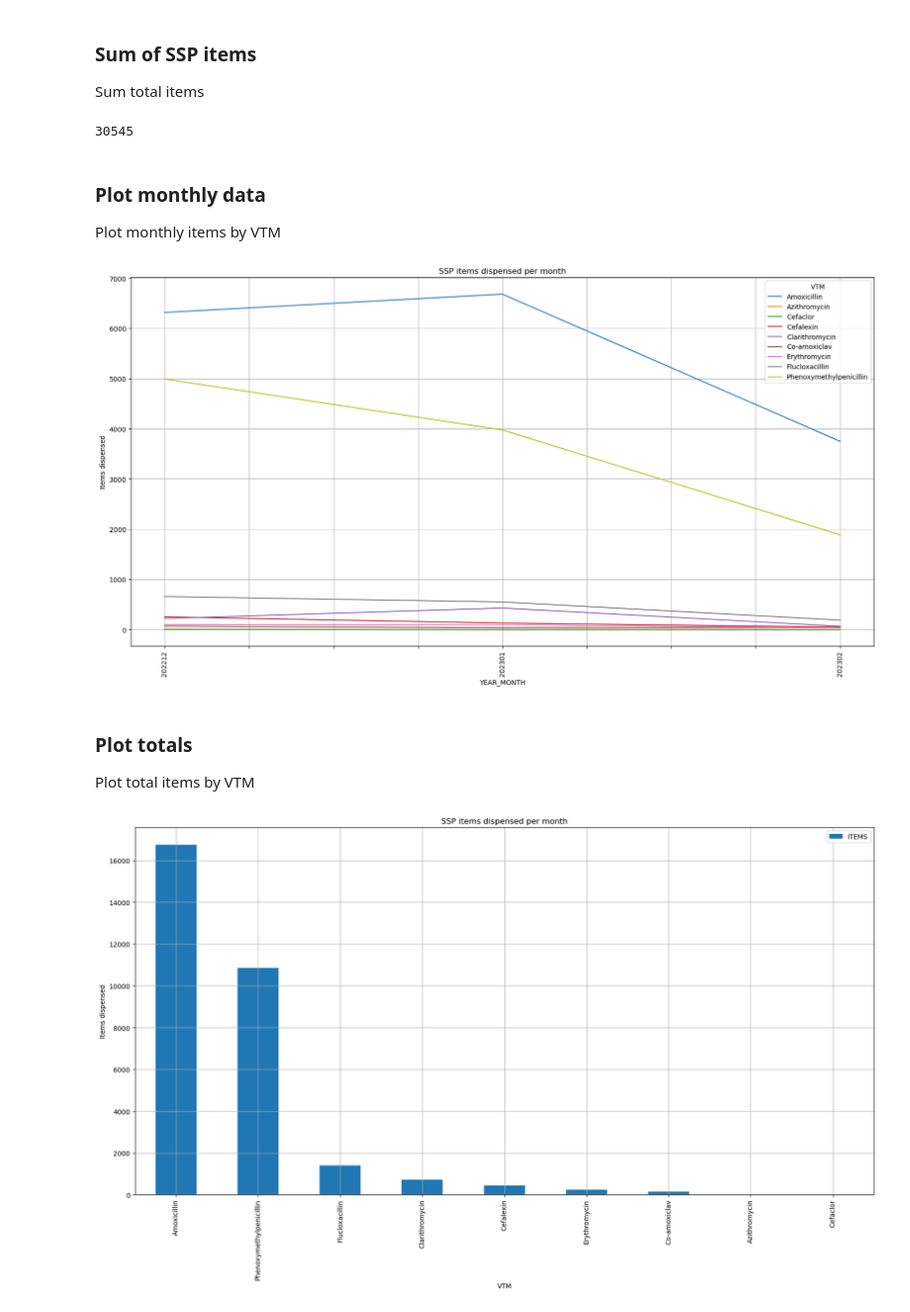
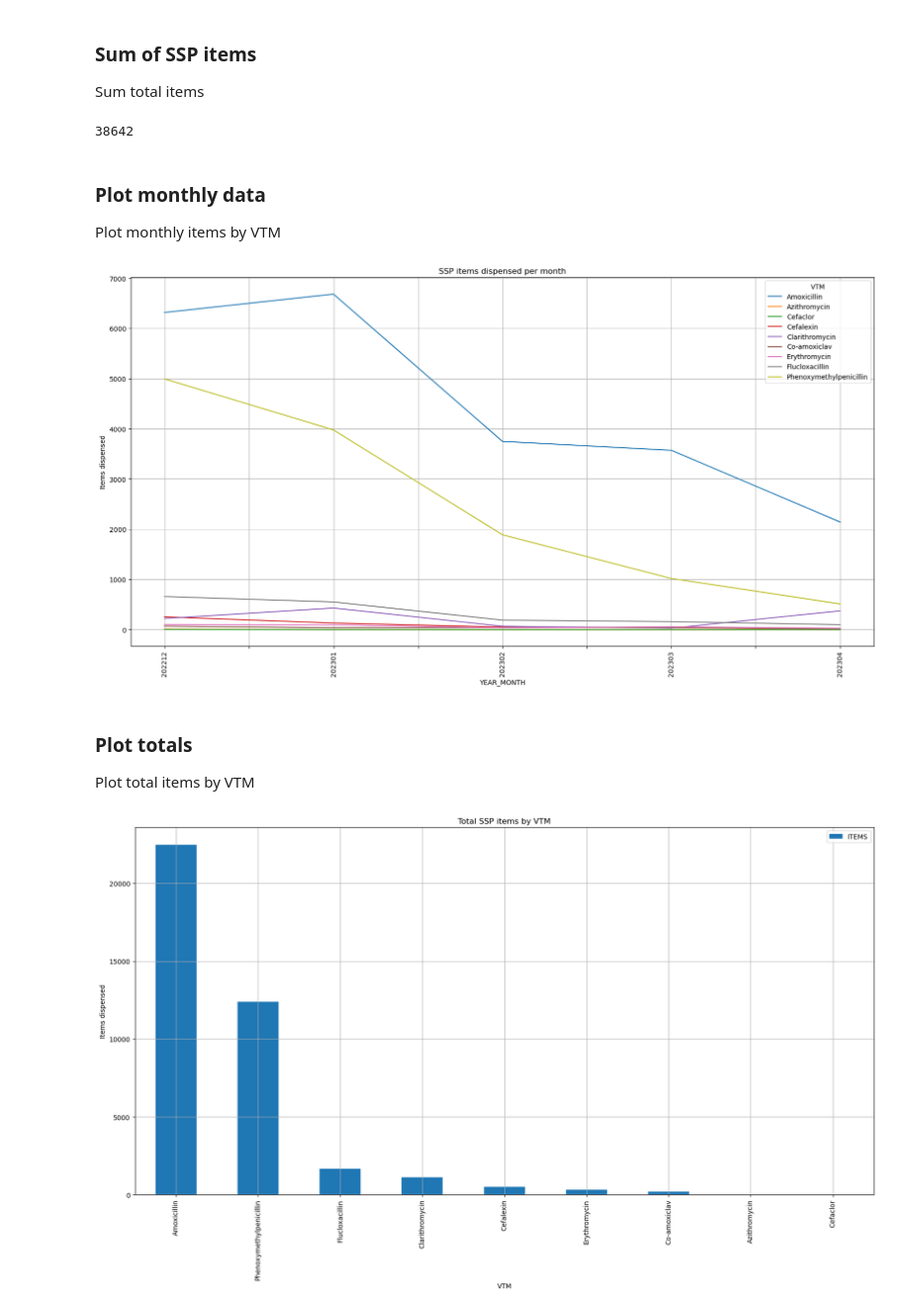
Before and after one commit to opensafely/strepa_scarlet, a Jupyter notebook: analysis/ssp-analysis/SSP-antibiotics.ipynb, the cells around one changed output. Shown at 99% size. Cells and saved outputs as stored; diff of their text form; code cells hidden in the pictures.

Commit message:
Updated SPP analysis
Update with SSP data up to and including April 2023.

```diff
--- a/analysis/ssp-analysis/SSP-antibiotics.ipynb
+++ b/analysis/ssp-analysis/SSP-antibiotics.ipynb
@@ -28,4 +32,12 @@ NHS BSA have supplied data on SSP usage in [FOI 01079](https://opendata.nhsbsa.n
 # %%
-SSP_DF=pd.read_csv('FOI01079.csv', parse_dates=['YEAR_MONTH'])
+#Load data from csv files
+SSP_DF_p1=pd.read_csv('foi30959.csv', parse_dates=['YEAR_MONTH'])
+SSP_DF_p2=pd.read_csv('foi-01234-data.csv', parse_dates=['YEAR_MONTH'])
+
+#Rename items column for consistency
+SSP_DF_p2=SSP_DF_p2.rename(columns={"ITEMS_QTY": "ITEMS"})
+
+#Combine dataframes
+SSP_DF = pd.concat([SSP_DF_p1, SSP_DF_p2])
 SSP_DF.head()
 # %% [output]
@@ -124,8 +138,8 @@ Group VTMs and transform to give total counts of items by VTM.
 #Groupby date and VTM
 SSP_abx_DF_incVTM_groupedVTM=SSP_abx_DF_incVTM.groupby(by=["VTM"], dropna=False, as_index=False).sum()
 
-#Drop Total Quantity
-SSP_abx_DF_incVTM_groupedVTM=SSP_abx_DF_incVTM_groupedVTM.drop(columns=['TOTAL QUANTITY'])
+#Drop Total Quantity - not needed with this csv format
+#SSP_abx_DF_incVTM_groupedVTM=SSP_abx_DF_incVTM_groupedVTM.drop(columns=['TOTAL QUANTITY'])
 
 #Sort by items
 SSP_abx_DF_incVTM_groupedVTM=SSP_abx_DF_incVTM_groupedVTM.sort_values(by=['ITEMS'], ascending=False)
@@ -155,7 +169,7 @@ Sum total items
 # %%
 SSP_abx_DF_incVTM_groupedVTM['ITEMS'].sum()
 # %% [output]
-30545
+38642
 # %% [markdown]
 <a id='PlotYM'></a>
 ### Plot monthly data
@@ -167,16 +181,16 @@ plt.xticks(rotation=90);
 plt.ylabel('Items dispensed');
 plt.grid();
 # %% [output]
-[figure, old version]
+[figure, new version]
 # %% [markdown]
 <a id='PlotTotals'></a>
 ### Plot totals
 Plot total items by VTM
 # %%
 df=SSP_abx_DF_incVTM_groupedVTM
-ax = df.plot(kind='bar', x='VTM', title='SSP items dispensed per month', figsize=(20, 10))
+ax = df.plot(kind='bar', x='VTM', title='Total SSP items by VTM', figsize=(20, 10))
 plt.xticks(rotation=90);
 plt.ylabel('Items dispensed');
 plt.grid();
 # %% [output]
-[figure, old version]
+[figure, new version]
```
Also changed, not shown: parts of 5 cells of this notebook, 2 other files.
